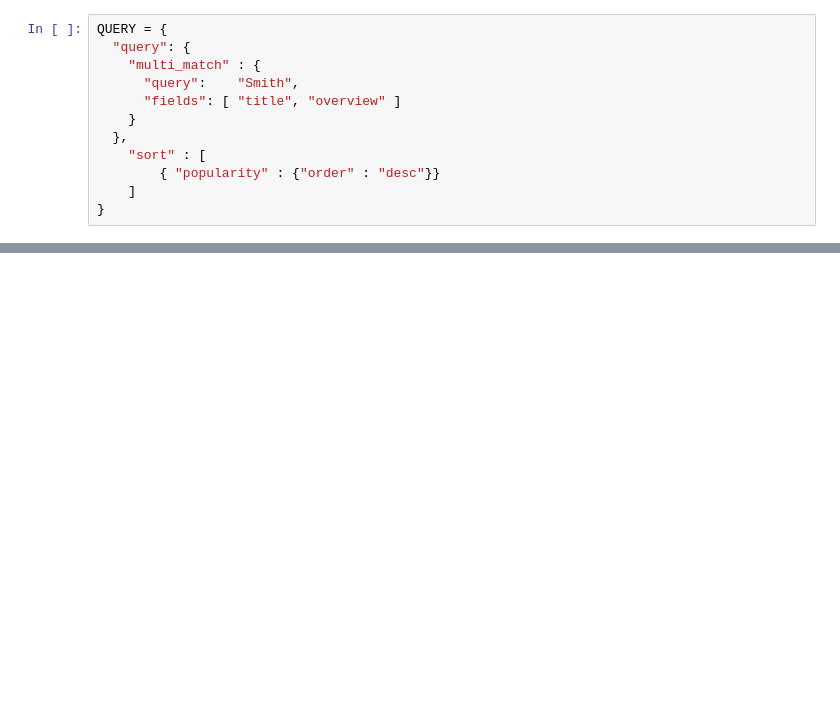
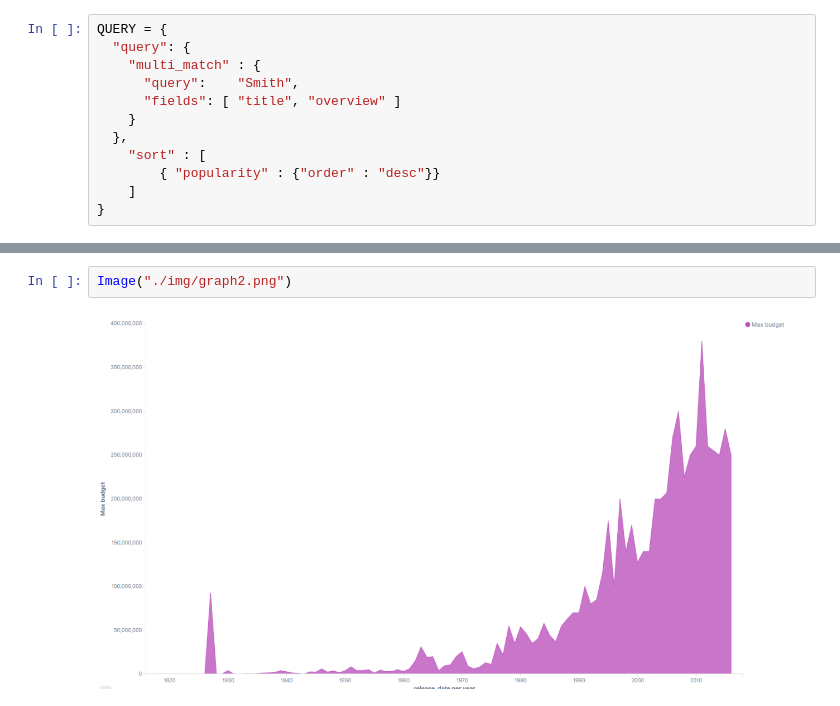
Before and after one commit to GuerroisTheo/DataEngineerTools, a Jupyter notebook: 5ElasticSearch/Introduction.ipynb, the cells around one changed output, grey strips where cells are left out. Cells and saved outputs as stored; diff of their text form; blank space fills up the shorter version.

```diff
--- a/5ElasticSearch/Introduction.ipynb
+++ b/5ElasticSearch/Introduction.ipynb
@@ -602,0 +607,4 @@ QUERY = {
+# %%
+Image("./img/graph2.png")
+# %% [output]
+[figure, added]
```
Also changed, not shown: parts of 4 cells of this notebook, 3 other files.
